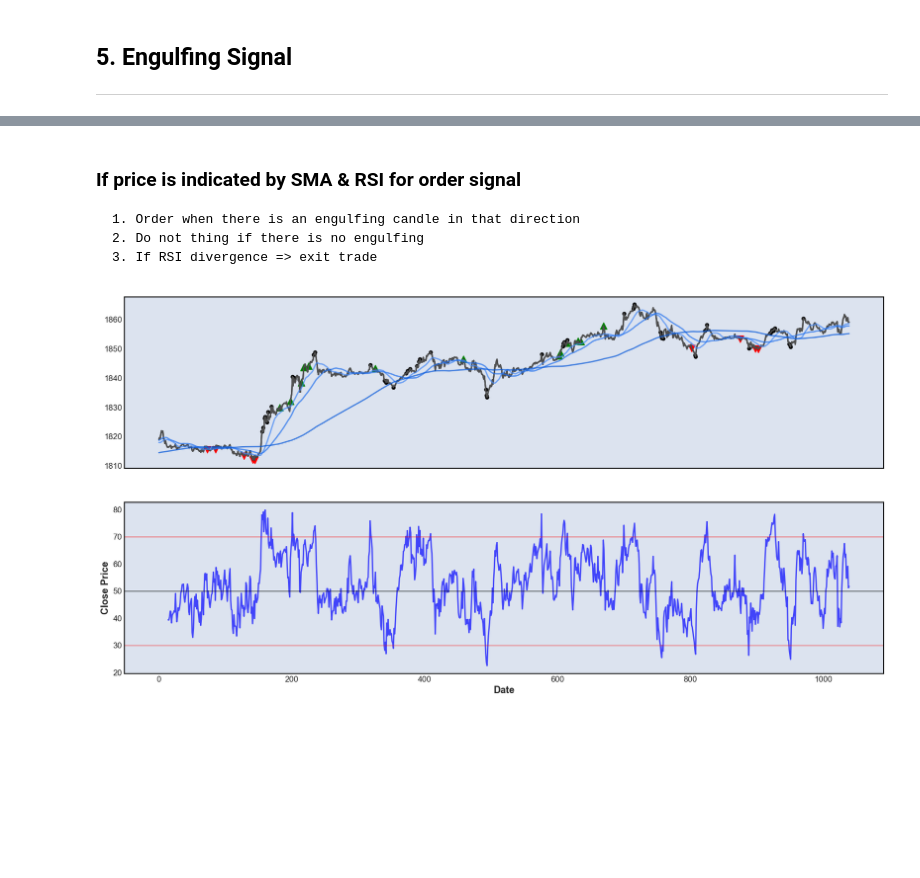
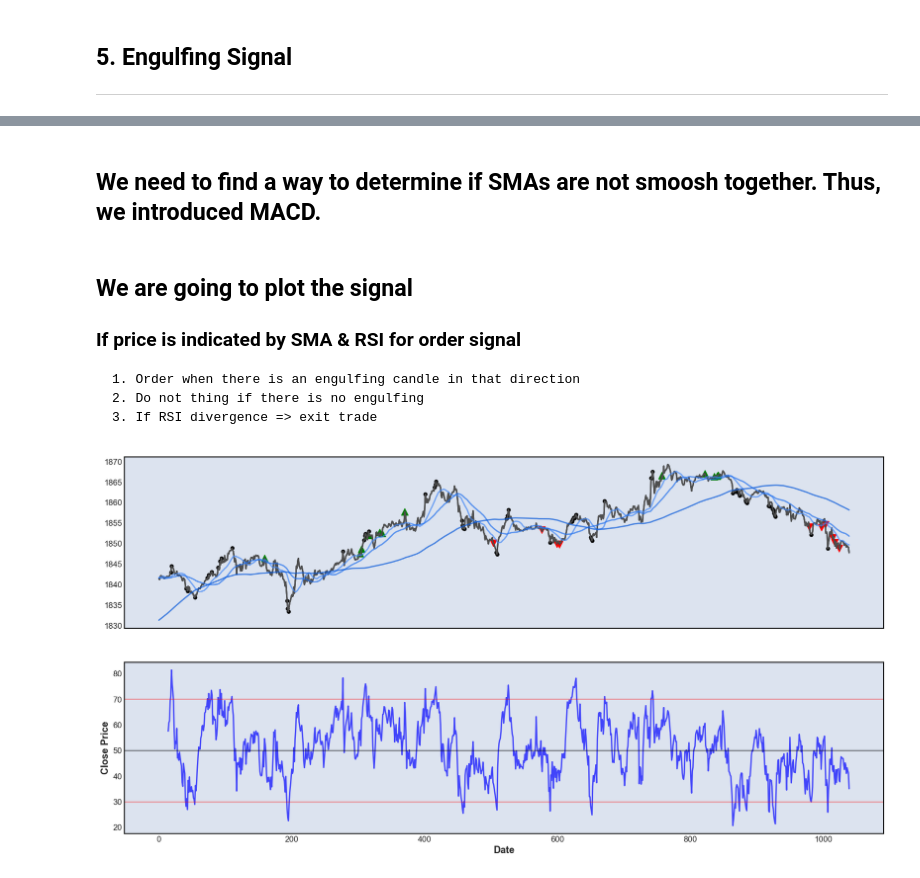
Before and after one commit to chuwong35122/Gold-Signal, a Jupyter notebook: gold_scalper.ipynb, the cells around one changed output, grey strips where cells are left out. Cells and saved outputs as stored; diff of their text form; code cells hidden in the pictures; blank space fills up the shorter version.

Commit message:
add macd to enhance signal

```diff
--- a/gold_scalper.ipynb
+++ b/gold_scalper.ipynb
@@ -146,0 +214,3 @@ plot_chart_with_indicators(data)
+# %%
+macd_df = calculate_macd(data)
+plot_chart_with_macd(data, macd_df)
@@ -407,19 +480,38 @@ plot_candlestick(engulfing_data)
+# %% [markdown]
+## We need to find a way to determine if SMAs are not smoosh together. Thus, we introduced MACD.
+# %%
+def macd_signal(signals):
+    macd_signals = []
+    for i in range(len(signals)):
+        signal = signals[i]
+        if(signal > 0):
+            macd_signals.append('bullish')
+        elif(signal < 0):
+            macd_signals.append('bearish')
+        else:
+            macd_signals.append(None)
+
+    return macd_signals
+
+
+macd_signal = macd_signal(macd_df.MACDs_21_50_12)
 # %% [markdown]
+## We are going to plot the signal
 ### If price is indicated by SMA & RSI for order signal
     1. Order when there is an engulfing candle in that direction
     2. Do not thing if there is no engulfing
     3. If RSI divergence => exit trade
 # %%
-def get_signal(sma_signal, rsi_signal):
-    if sma_signal == 'bullish' and rsi_signal == 'bullish':
+def get_signal(sma_signal, rsi_signal, macd_signal):
+    if sma_signal == 'bullish' and rsi_signal == 'bullish' and macd_signal == 'bullish':
         return 'buy'
-    elif sma_signal == 'bearish' and rsi_signal == 'bearish':
+    elif sma_signal == 'bearish' and rsi_signal == 'bearish'and macd_signal == 'bearish':
         return 'sell'
     else:
         return None
 
 
-def enter_strategy(df, smas, rsis, engulfings):
+def enter_strategy(df, smas, rsis, engulfings, macds):
     buy_signal = []
     sell_signal = []
     ordered = False
@@ -429,8 +521,9 @@ def enter_strategy(df, smas, rsis, engulfings):
         close = df['close'][i]
         sma = smas[i]
         rsi = rsis[i]
+        macd = macds[i]
         engulfing = engulfings[i]
-        signal = get_signal(sma, rsi)
+        signal = get_signal(sma, rsi, macd)
 
         if signal == 'buy':
             if engulfing == 'bullish' and ordered == False:
@@ -507,11 +600,11 @@ def plot_signal(df):
     plt.ylabel('Close Price')
     plt.show()
 # %%
-strategy = enter_strategy(data, sma[1], rsi[0], engulfing[0])
+strategy = enter_strategy(data, sma[1], rsi[0], engulfing[0], macd_signal)
 strategy_data = data.copy()
 strategy_data['buy_signal'] = strategy[0]
 strategy_data['sell_signal'] = strategy[1]
 strategy_data['exit_signal'] = exit_strategy(data)
 plot_signal(strategy_data)
 # %% [output]
-[figure, old version]
+[figure, new version]
```
Also changed, not shown: parts of 11 cells of this notebook.
